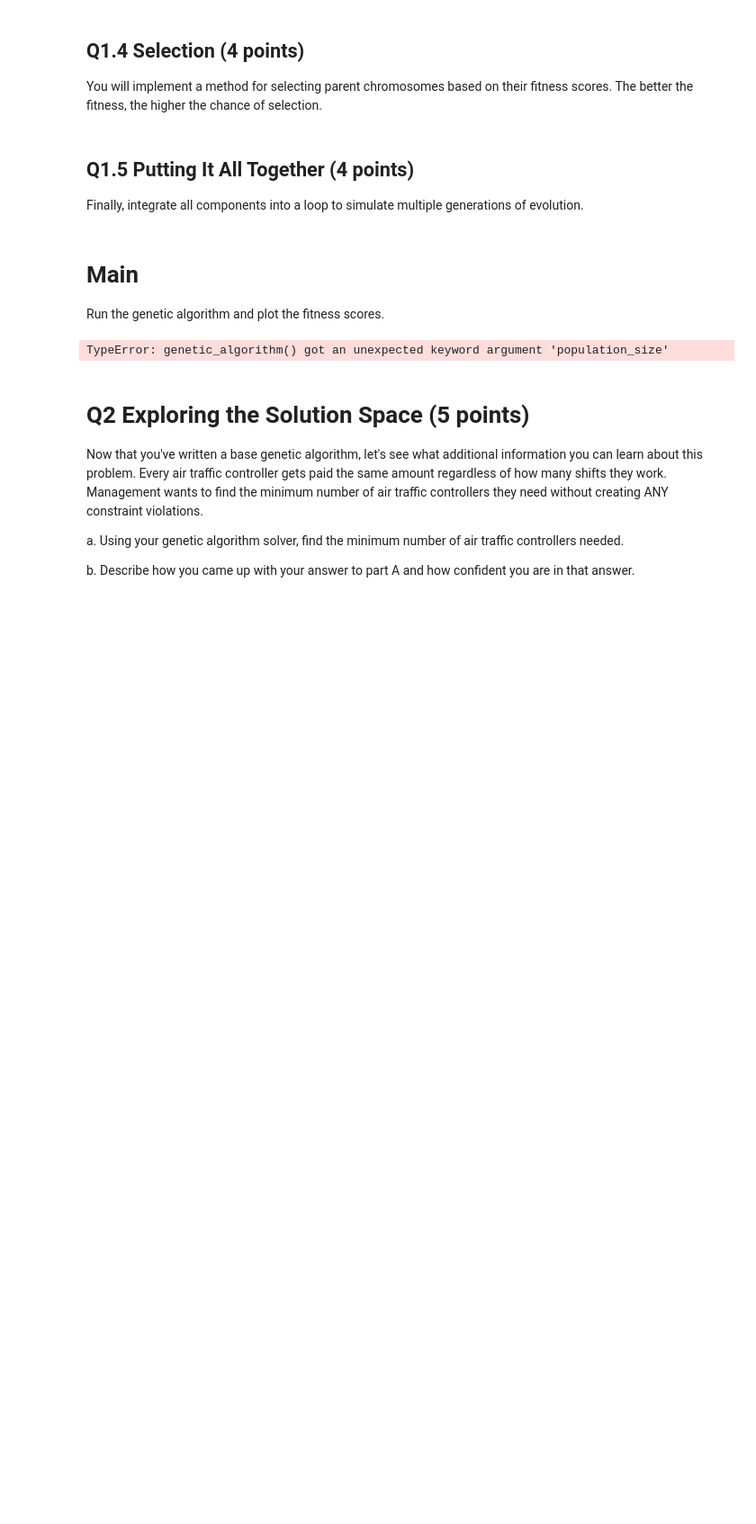
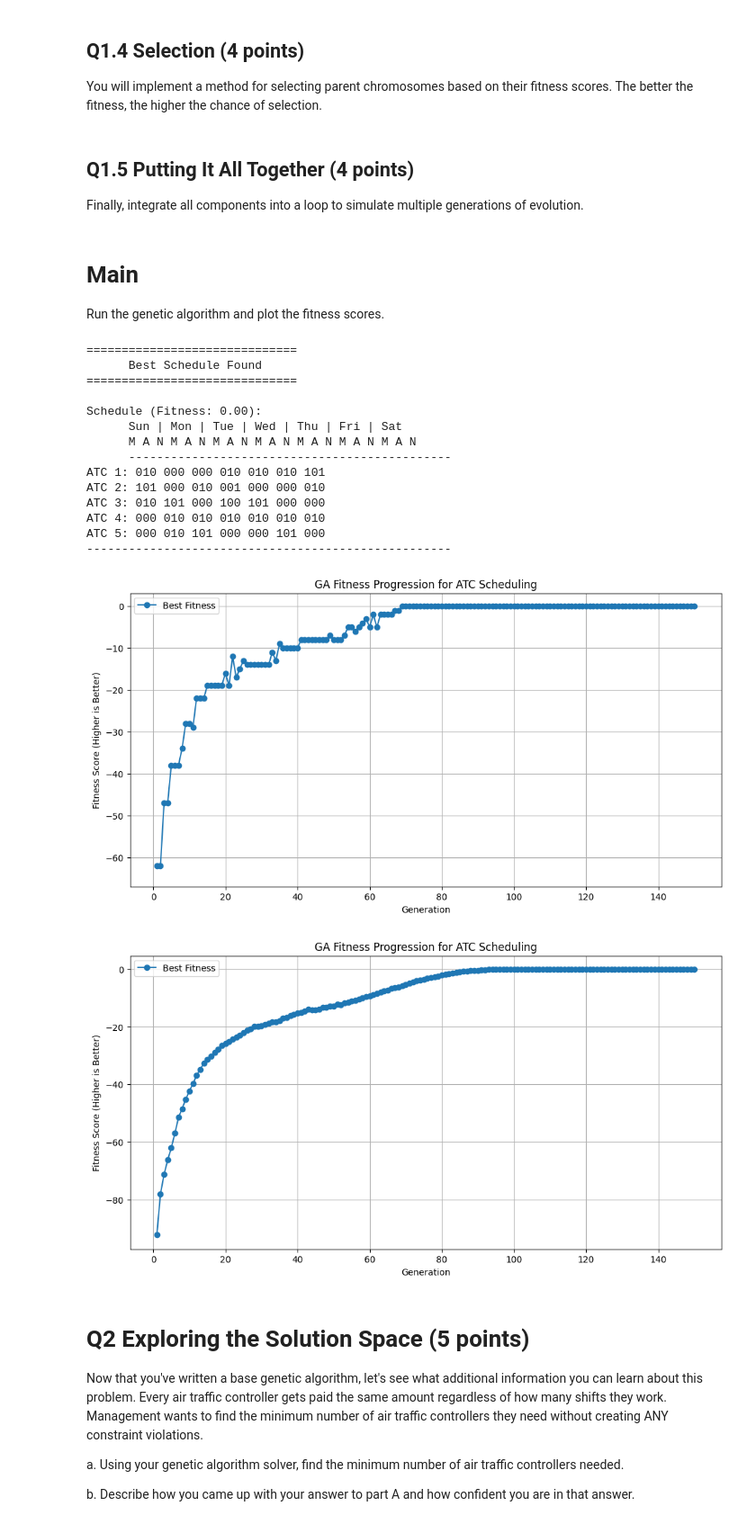
Before and after one commit to olgapidruchna/advanced-algorithms-2025-01, a Jupyter notebook: lab-assignments/07-genetic/07-genetic-lab.ipynb, the cells around one changed output. Shown at 90% size. Cells and saved outputs as stored; diff of their text form; code cells hidden in the pictures; blank space fills up the shorter version.

```diff
--- a/lab-assignments/07-genetic/07-genetic-lab.ipynb
+++ b/lab-assignments/07-genetic/07-genetic-lab.ipynb
@@ -285,12 +272,25 @@ def mutate(schedule, mutation_rate, num_people, shifts_per_week):
+# %%
+def mutate(schedule, mutation_rate, num_people, shifts_per_week):
+    """
+    Adds mutations to the schedule by performing bit flips.
+
+    Args:
+        schedule (list): The schedule to mutate
+        num_people (int): Number of people scheduled
+        shifts_per_week (int): Number of shifts per week
+        mutation_rate (float): Probability that mutation occurs
+
+    Returns:
+        new_schedule (list): The new schedule resulting from mutation
+    """
+    new_schedule = copy.deepcopy(schedule)
+
+    for person in range(num_people):
+        for shift in range(shifts_per_week):
+            if random.random() < mutation_rate:
+                new_schedule[person][shift] = new_schedule[person][shift]^1
+    return new_schedule
 # %% [markdown]
 ## Q1.4 Selection (4 points)
 
 You will implement a method for selecting parent chromosomes based on their fitness scores. The better the fitness, the higher the chance of selection.
-# %%
-def select_survivors(population, offspring_population, population_size, num_people, shifts_per_week, shifts_per_day, days_per_week):
-    """
-    docstring here
-
-    make sure the parameters make sense for your chosen method!
-    """
-    pass
@@ -298,12 +332,3 @@ def select_survivors(population, offspring_population, population_size, num_peop
 ## Q1.5 Putting It All Together (4 points)
 
 Finally, integrate all components into a loop to simulate multiple generations of evolution.
-# %%
-def genetic_algorithm(population_size, num_people, shifts_per_week, shifts_per_day, days_per_week,
-                      generations, mutation_rate, crossover_rate):
-    """
-    docstring here
-
-    make sure the parameters make sense for your chosen method!
-    """
-    pass
@@ -316,36 +404,52 @@ best_schedule, best_fitness, history, avg_history = genetic_algorithm(
         population_size=POPULATION_SIZE,
         num_people=NUM_PEOPLE,
         shifts_per_week=SHIFTS_PER_WEEK,
         shifts_per_day=SHIFTS_PER_DAY,
         days_per_week=DAYS_PER_WEEK,
         generations=GENERATIONS,
         mutation_rate=MUTATION_RATE,
         crossover_rate=CROSSOVER_RATE,
     ) # CHECK THE PARAMETERS!!!
 
 print("\n" + "="*30)
 print("      Best Schedule Found")
 print("="*30)
 if best_schedule:
     # Evaluate the final best schedule again to be certain of its fitness score
-    final_check_fitness = evaluate_fitness(best_schedule, NUM_PEOPLE, SHIFTS_PER_WEEK, SHIFTS_PER_DAY, DAYS_PER_WEEK)
+    final_check_fitness = evaluate_fitness(best_schedule, NUM_PEOPLE, SHIFTS_PER_WEEK, SHIFTS_PER_DAY)
     print_schedule(best_schedule, final_check_fitness)
     if abs(final_check_fitness - best_fitness) > 0.01:
             print(f"[Note] Final re-evaluated fitness {final_check_fitness:.2f} differs slightly from tracked fitness {best_fitness:.2f}")
 else:
     print("\nNo suitable schedule found (best_schedule is None).")
     # Explain and show the plot
     print("\n" + "="*30)
     print("      Fitness Plot Explanation")
     print("="*30)
     print("The plot shows the fitness score evolution over generations:")
     print(" - 'Best Fitness': The fitness score of the absolute best schedule found in each generation.")
     print(" - 'Average Fitness': The average fitness score of all schedules in the population for each generation.")
     print("Ideally, both lines should trend upwards (towards 0 or positive values).")
     print("The gap between average and best fitness indicates population diversity.")
-plot_fitness(history, avg_history)
+plot_fitness(history)
+plot_fitness(avg_history)
 # %% [output]
-TypeError: genetic_algorithm() got an unexpected keyword argument 'population_size'
+==============================
+      Best Schedule Found
+==============================
+
+Schedule (Fitness: 0.00):
+      Sun | Mon | Tue | Wed | Thu | Fri | Sat
+      M A N M A N M A N M A N M A N M A N M A N
+      ----------------------------------------------
+ATC 1: 010 000 000 010 010 010 101
+ATC 2: 101 000 010 001 000 000 010
+ATC 3: 010 101 000 100 101 000 000
+ATC 4: 000 010 010 010 010 010 010
+ATC 5: 000 010 101 000 000 101 000
+----------------------------------------------------
+[figure, added]
+[figure, added]
 # %% [markdown]
 # Q2 Exploring the Solution Space (5 points)
 
```
Also changed, not shown: parts of 19 cells of this notebook.
